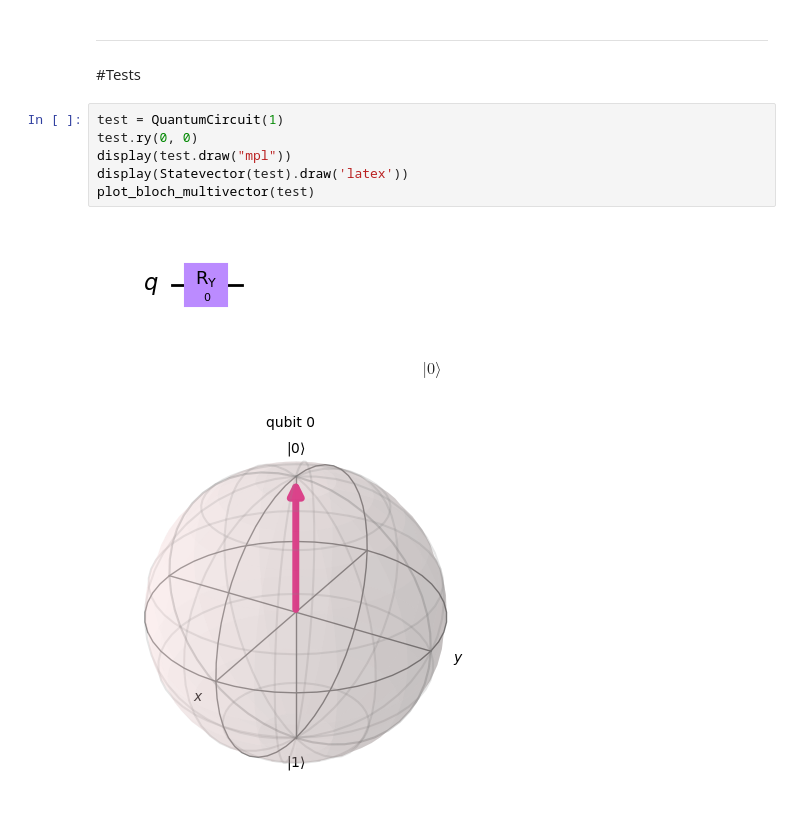
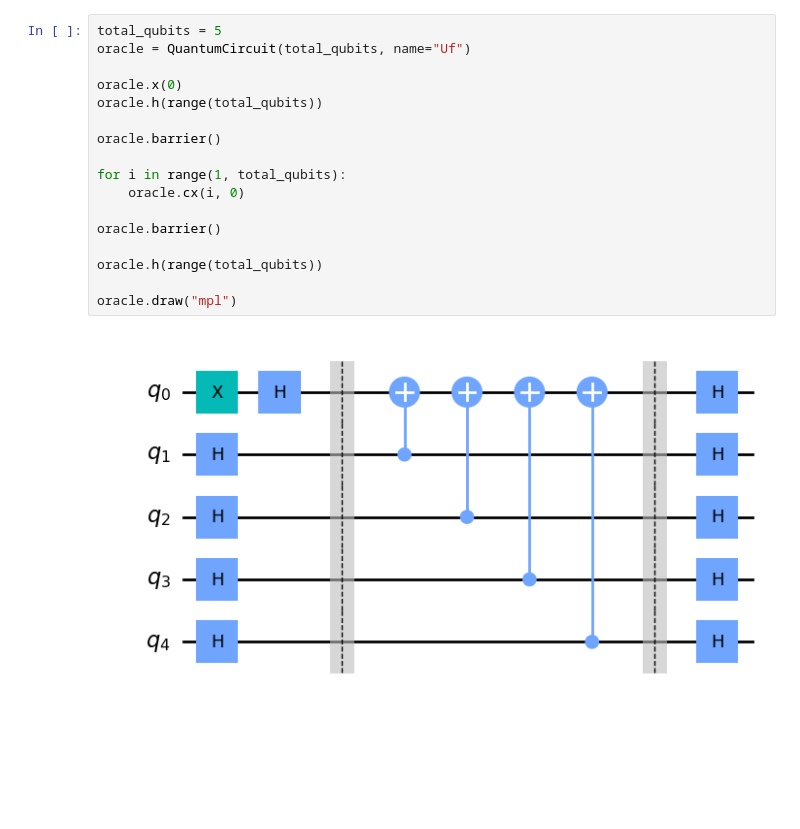
Before and after one commit to Dpbm/QPapersPlease, a Jupyter notebook: papers-please.ipynb, the cells around one changed output. Drawn from its saved outputs; the diff is of its cells as text; blank space fills up the shorter version.

Commit message:
first oracle test

```diff
--- a/papers-please.ipynb
+++ b/papers-please.ipynb
@@ -121,13 +13,19 @@ qc.draw('mpl')
-# %% [markdown]
-----
-#Tests
-# %%
-test = QuantumCircuit(1)
-test.ry(0, 0)
-display(test.draw("mpl"))
-display(Statevector(test).draw('latex'))
-plot_bloch_multivector(test)
-# %% [output]
-[figure, removed]
-$$ |0\rangle$$
-[figure, removed]
+# %%
+total_qubits = 5
+oracle = QuantumCircuit(total_qubits, name="Uf")
+
+oracle.x(0)
+oracle.h(range(total_qubits))
+
+oracle.barrier()
+
+for i in range(1, total_qubits):
+    oracle.cx(i, 0)
+
+oracle.barrier()
+
+oracle.h(range(total_qubits))
+
+oracle.draw("mpl")
+# %% [output]
+[figure, added]
```
Also changed, not shown: parts of 18 cells of this notebook.
